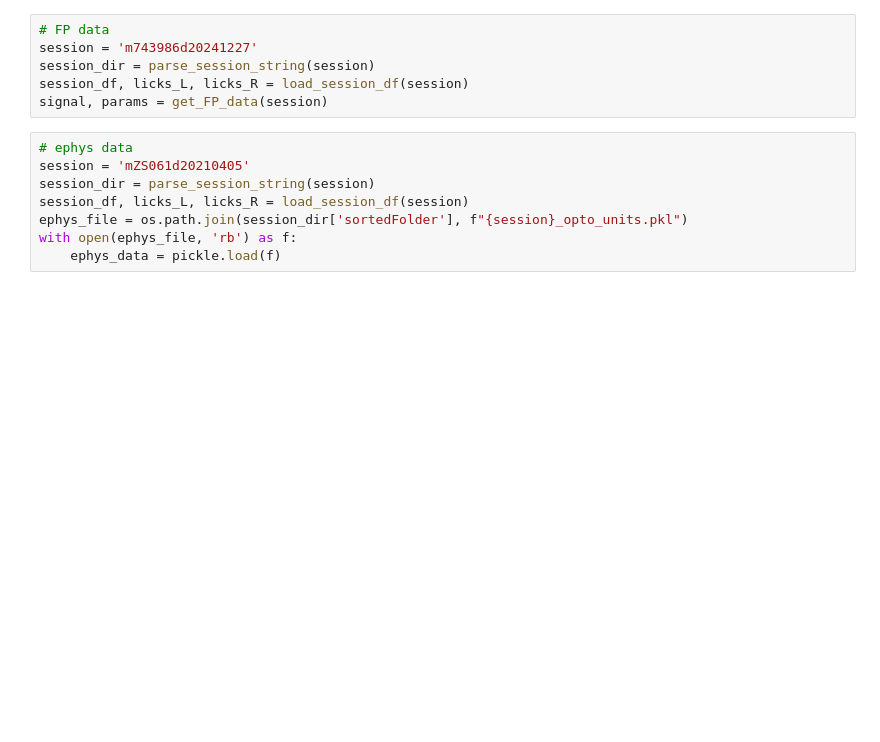
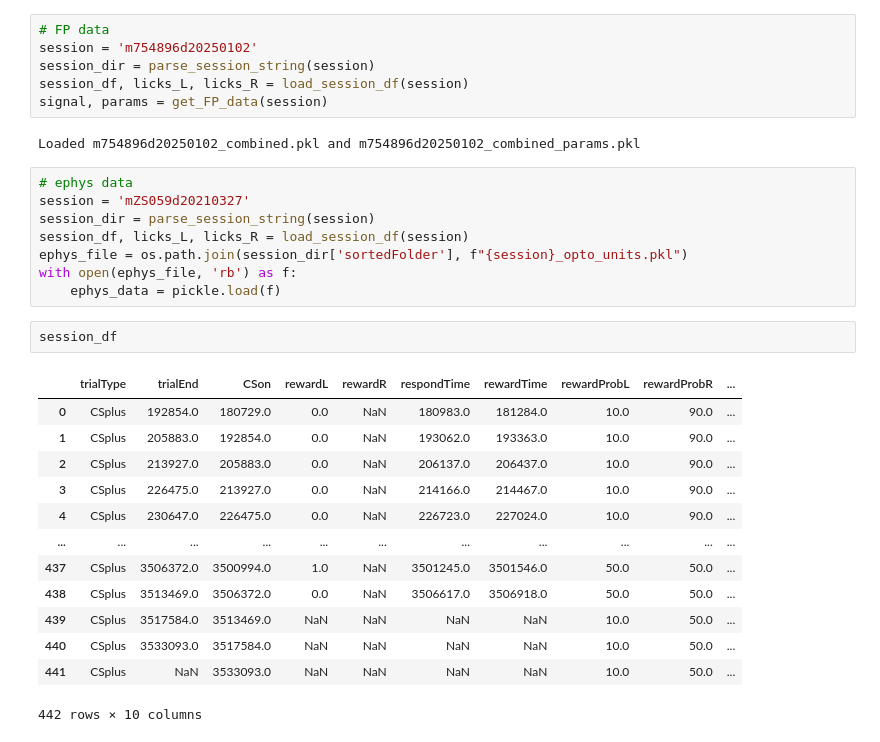
Before and after one commit to AllenNeuralDynamics/aind_su_etal_2022_conversion, a Jupyter notebook: notebooks/read_mat.ipynb, the cells around one changed output. Saved outputs shown, nothing was run; the diff lists cells and outputs as text; blank space fills up the shorter version.

```diff
--- a/notebooks/read_mat.ipynb
+++ b/notebooks/read_mat.ipynb
@@ -38,14 +12,32 @@ from contextlib import redirect_stdout
 # %%
 # FP data
-session = 'm743986d20241227'
+session = 'm754896d20250102'
 session_dir = parse_session_string(session)
 session_df, licks_L, licks_R = load_session_df(session)
 signal, params = get_FP_data(session)
+# %% [output]
+Loaded m754896d20250102_combined.pkl and m754896d20250102_combined_params.pkl
 # %%
 # ephys data
-session = 'mZS061d20210405'
+session = 'mZS059d20210327'
 session_dir = parse_session_string(session)
 session_df, licks_L, licks_R = load_session_df(session)
 ephys_file = os.path.join(session_dir['sortedFolder'], f"{session}_opto_units.pkl")
 with open(ephys_file, 'rb') as f:
     ephys_data = pickle.load(f)
+# %%
+session_df
+# %% [output]
+|  | trialType | trialEnd | CSon | rewardL | rewardR | respondTime | rewardTime | rewardProbL | rewardProbR | ... |
+| 0 | CSplus | 192854.0 | 180729.0 | 0.0 | NaN | 180983.0 | 181284.0 | 10.0 | 90.0 | ... |
+| 1 | CSplus | 205883.0 | 192854.0 | 0.0 | NaN | 193062.0 | 193363.0 | 10.0 | 90.0 | ... |
+| 2 | CSplus | 213927.0 | 205883.0 | 0.0 | NaN | 206137.0 | 206437.0 | 10.0 | 90.0 | ... |
+| 3 | CSplus | 226475.0 | 213927.0 | 0.0 | NaN | 214166.0 | 214467.0 | 10.0 | 90.0 | ... |
+| 4 | CSplus | 230647.0 | 226475.0 | 0.0 | NaN | 226723.0 | 227024.0 | 10.0 | 90.0 | ... |
+| ... | ... | ... | ... | ... | ... | ... | ... | ... | ... | ... |
+| 437 | CSplus | 3506372.0 | 3500994.0 | 1.0 | NaN | 3501245.0 | 3501546.0 | 50.0 | 50.0 | ... |
+| 438 | CSplus | 3513469.0 | 3506372.0 | 0.0 | NaN | 3506617.0 | 3506918.0 | 50.0 | 50.0 | ... |
+| 439 | CSplus | 3517584.0 | 3513469.0 | NaN | NaN | NaN | NaN | 10.0 | 50.0 | ... |
+| 440 | CSplus | 3533093.0 | 3517584.0 | NaN | NaN | NaN | NaN | 10.0 | 50.0 | ... |
+| 441 | CSplus | NaN | 3533093.0 | NaN | NaN | NaN | NaN | 10.0 | 50.0 | ... |
+442 rows × 10 columns
```
Also changed, not shown: parts of 12 cells of this notebook, 7 other files.
